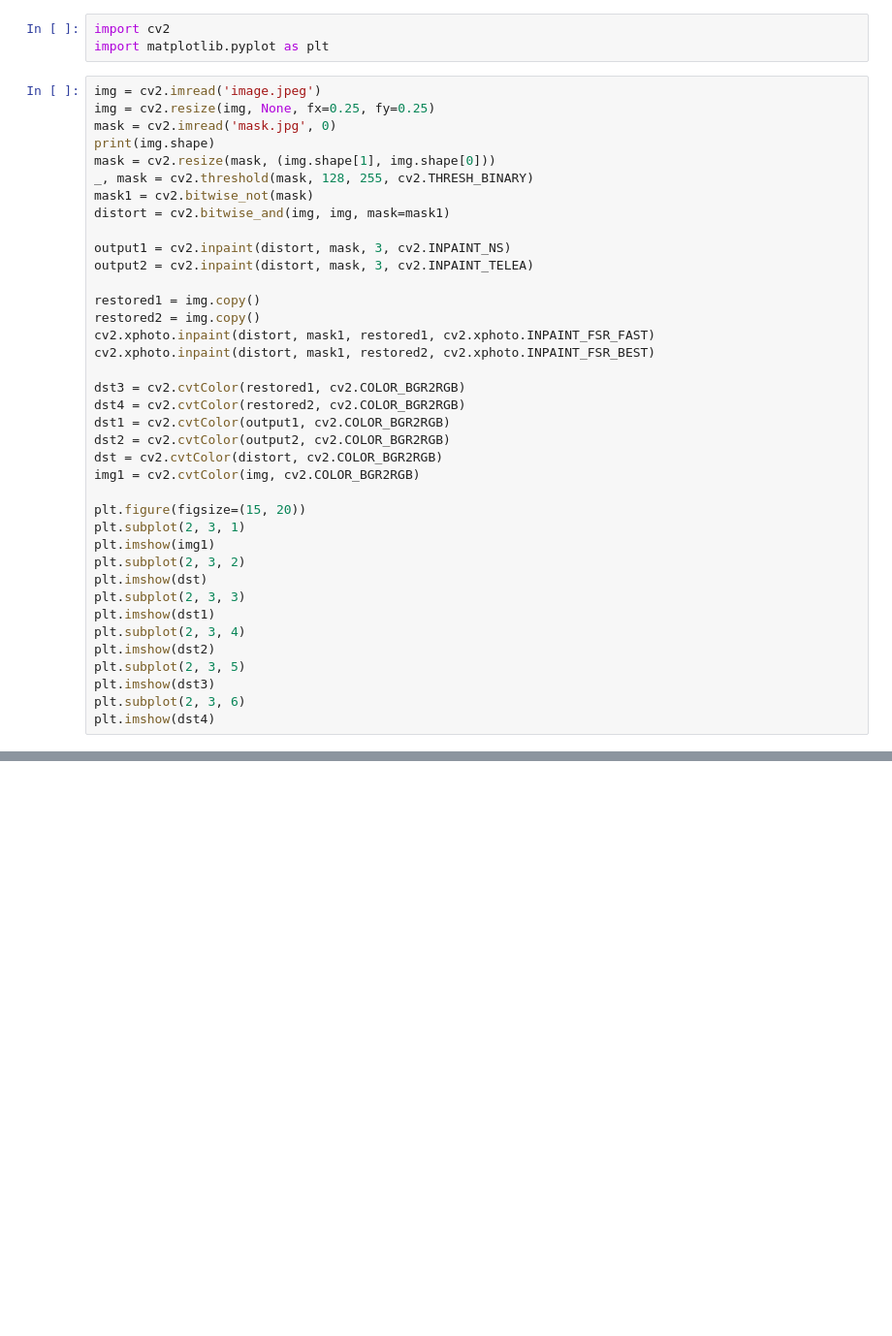
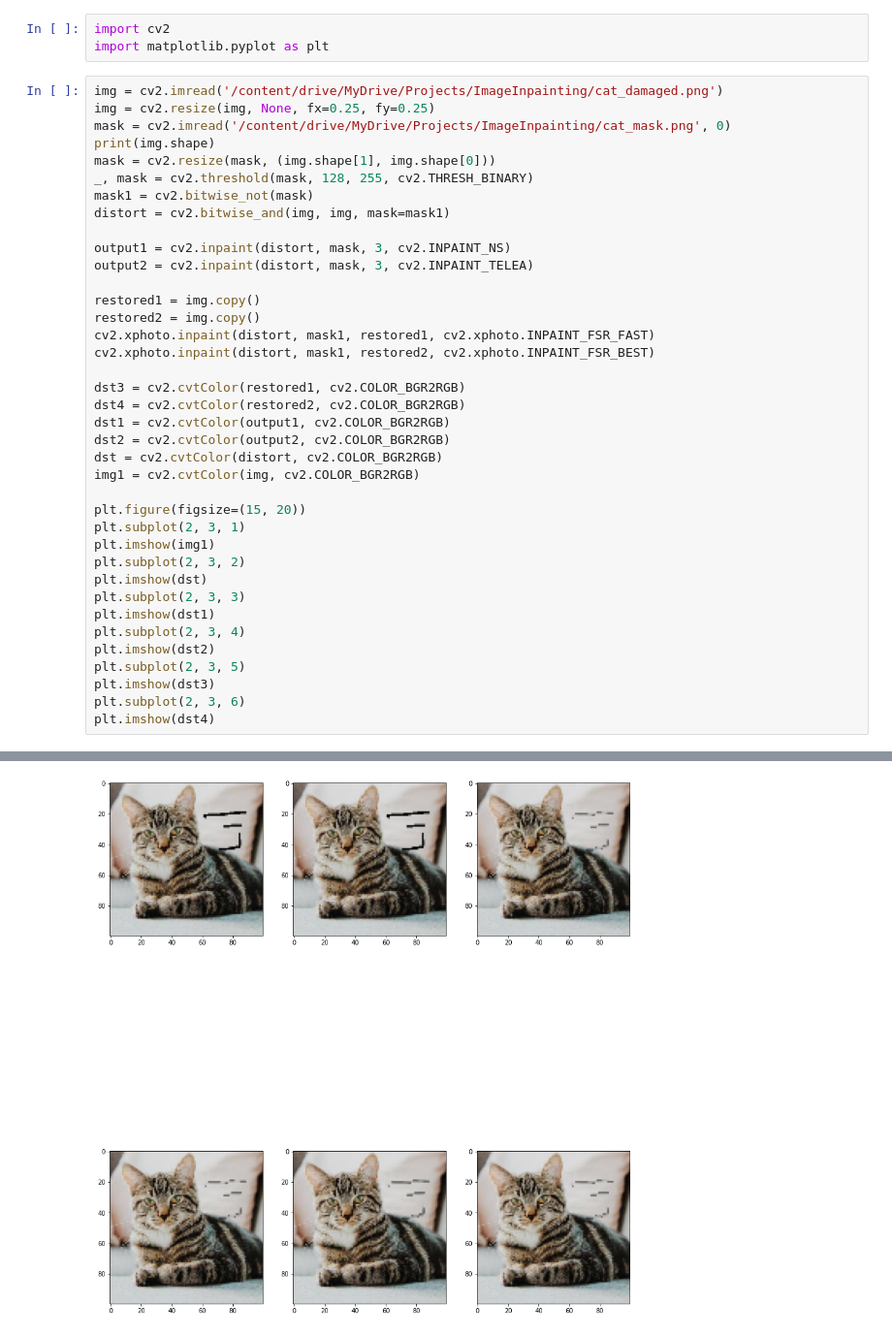
Before and after one commit to geekquad/Pixel-Processing, a Jupyter notebook: ImageInpainting/inpainting.ipynb, the cells around one changed output, grey strips where cells are left out. Shown: that part at 97% size. Drawn from its saved outputs; the diff is of its cells as text; blank space fills up the shorter version.

```diff
--- a/ImageInpainting/inpainting.ipynb
+++ b/ImageInpainting/inpainting.ipynb
@@ -14,9 +7,9 @@ Successfully installed opencv-contrib-python-4.2.0.34
 import cv2
 import matplotlib.pyplot as plt
 # %%
-img = cv2.imread('image.jpeg')
+img = cv2.imread('/content/drive/MyDrive/Projects/ImageInpainting/cat_damaged.png')
 img = cv2.resize(img, None, fx=0.25, fy=0.25)
-mask = cv2.imread('mask.jpg', 0)
+mask = cv2.imread('/content/drive/MyDrive/Projects/ImageInpainting/cat_mask.png', 0)
 print(img.shape)
 mask = cv2.resize(mask, (img.shape[1], img.shape[0]))
 _, mask = cv2.threshold(mask, 128, 255, cv2.THRESH_BINARY)
@@ -55,0 +50 @@ AttributeError: ignored
+[figure, added]
```
Also changed, not shown: parts of 3 cells of this notebook, 10 other files.
